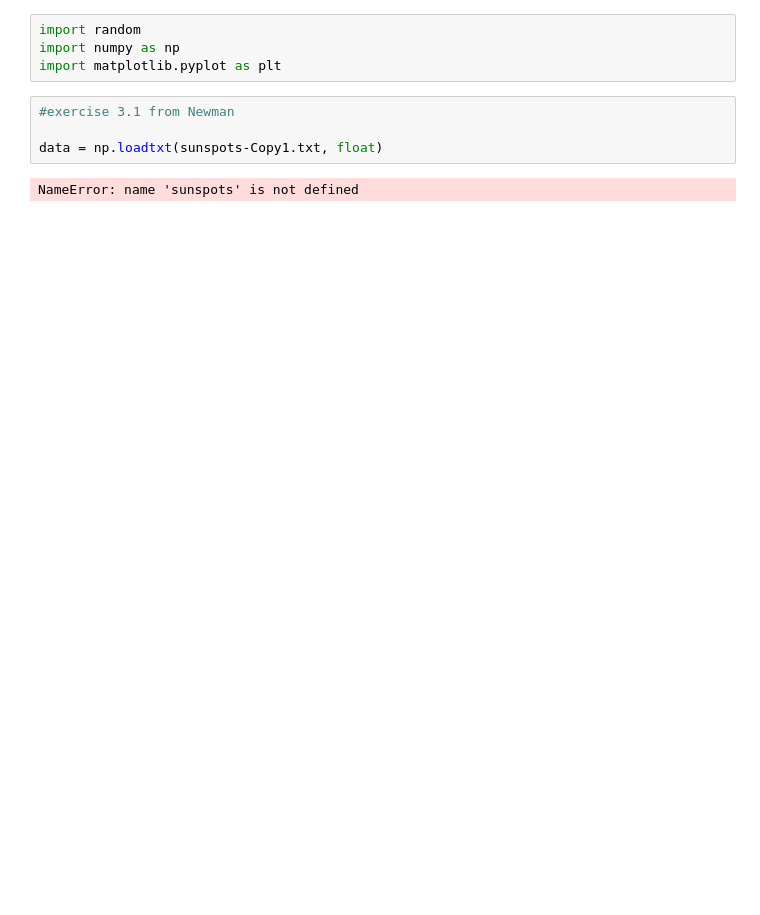
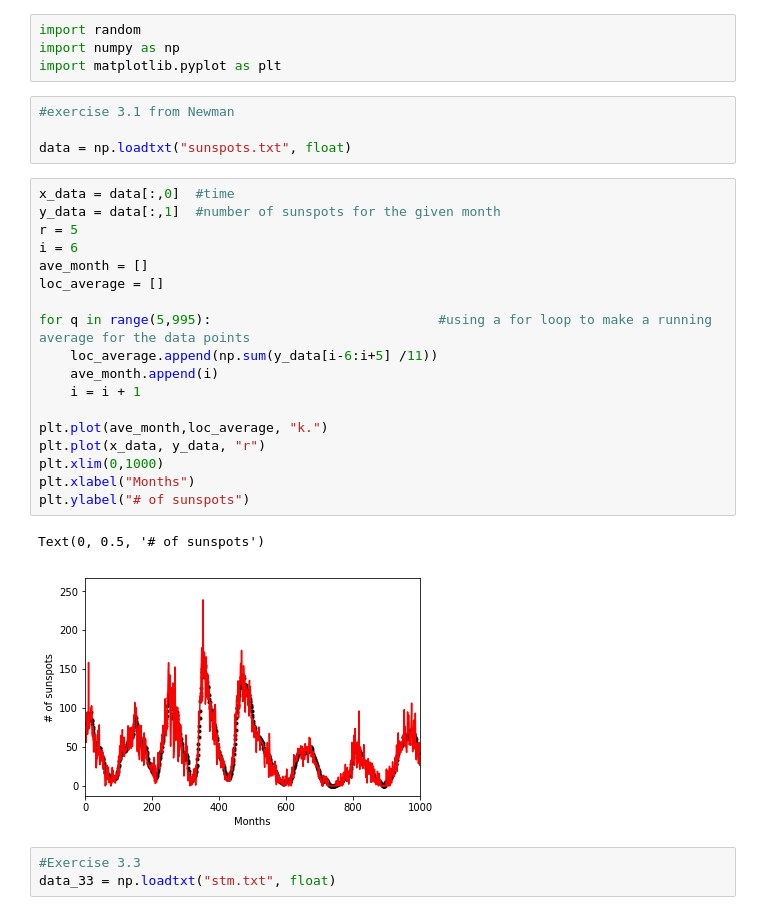
Before and after one commit to AchaseA/PHY325-HW-exercises, a Jupyter notebook: DensityPlots_Ch3_Newman_Anderson.ipynb, the cells around one changed output. Cells and saved outputs as stored; diff of their text form; blank space fills up the shorter version.

```diff
--- a/DensityPlots_Ch3_Newman_Anderson.ipynb
+++ b/DensityPlots_Ch3_Newman_Anderson.ipynb
@@ -5,6 +5,28 @@ import matplotlib.pyplot as plt
 # %%
 #exercise 3.1 from Newman
 
-data = np.loadtxt(sunspots-Copy1.txt, float)
+data = np.loadtxt("sunspots.txt", float)
-# %% [output]
-NameError: name 'sunspots' is not defined
+# %%
+x_data = data[:,0]  #time
+y_data = data[:,1]  #number of sunspots for the given month
+r = 5
+i = 6
+ave_month = []
+loc_average = []
+
+for q in range(5,995):                             #using a for loop to make a running average for the data points
+    loc_average.append(np.sum(y_data[i-6:i+5] /11))
+    ave_month.append(i)
+    i = i + 1
+
+plt.plot(ave_month,loc_average, "k.")
+plt.plot(x_data, y_data, "r")
+plt.xlim(0,1000)
+plt.xlabel("Months")
+plt.ylabel("# of sunspots")
+# %% [output]
+Text(0, 0.5, '# of sunspots')
+[figure, added]
+# %%
+#Exercise 3.3
+data_33 = np.loadtxt("stm.txt", float)
```
Also changed, not shown: parts of 1 cell of this notebook.
